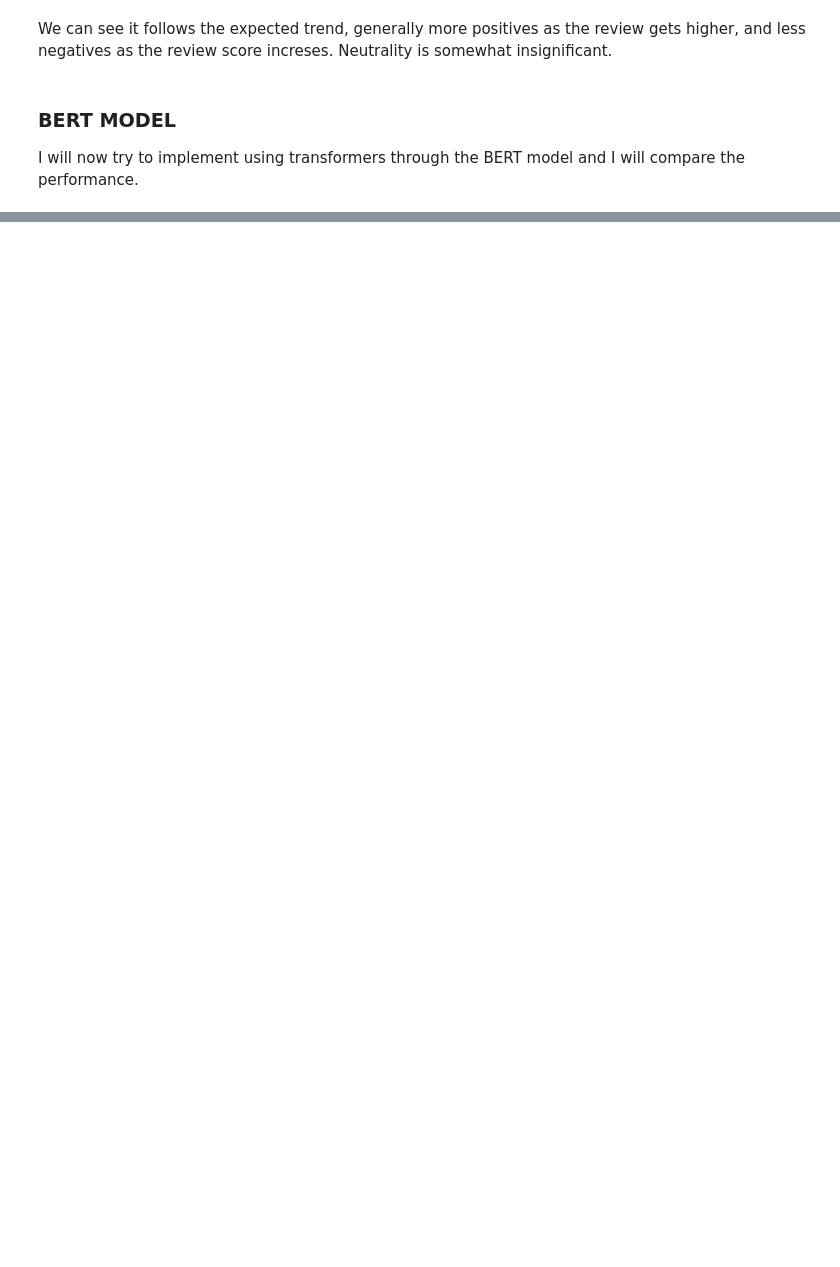
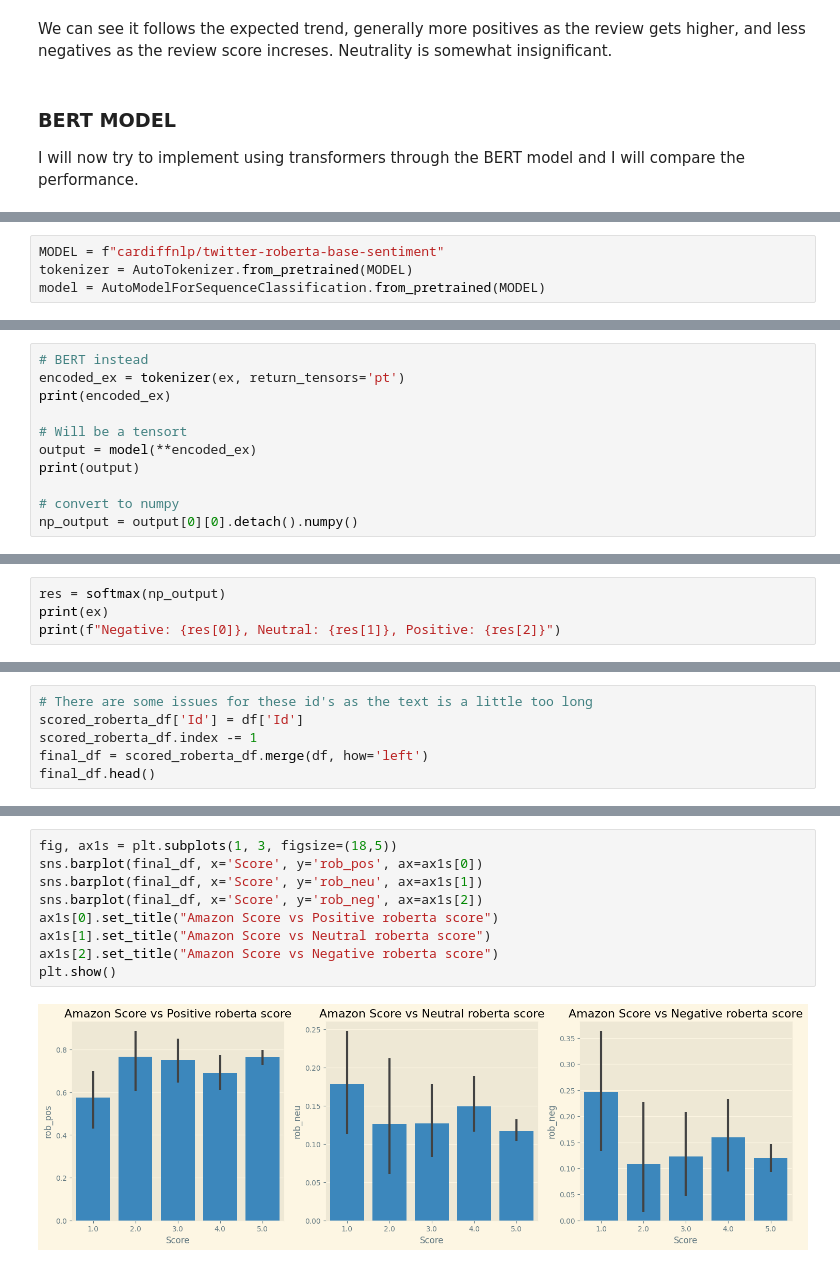
Before and after one commit to thjuels/ML-projs, a Jupyter notebook: sentiment-analysis-int/sentiment-analysis.ipynb, the cells around one changed output, grey strips where cells are left out. Cells and saved outputs as stored; diff of their text form; blank space fills up the shorter version.

Commit message:
finished sentiment analysis

```diff
--- a/sentiment-analysis-int/sentiment-analysis.ipynb
+++ b/sentiment-analysis-int/sentiment-analysis.ipynb
@@ -212,0 +218,4 @@ I will now try to implement using transformers through the BERT model and I will
+# %%
+MODEL = f"cardiffnlp/twitter-roberta-base-sentiment"
+tokenizer = AutoTokenizer.from_pretrained(MODEL)
+model = AutoModelForSequenceClassification.from_pretrained(MODEL)
@@ -212,0 +227,11 @@ I will now try to implement using transformers through the BERT model and I will
+# %%
+# BERT instead
+encoded_ex = tokenizer(ex, return_tensors='pt')
+print(encoded_ex)
+
+# Will be a tensort
+output = model(**encoded_ex)
+print(output)
+
+# convert to numpy
+np_output = output[0][0].detach().numpy()
@@ -212,0 +246,4 @@ I will now try to implement using transformers through the BERT model and I will
+# %%
+res = softmax(np_output)
+print(ex)
+print(f"Negative: {res[0]}, Neutral: {res[1]}, Positive: {res[2]}")
@@ -212,0 +300,6 @@ I will now try to implement using transformers through the BERT model and I will
+# %%
+# There are some issues for these id's as the text is a little too long
+scored_roberta_df['Id'] = df['Id']
+scored_roberta_df.index -= 1
+final_df = scored_roberta_df.merge(df, how='left')
+final_df.head()
@@ -212,0 +313,11 @@ I will now try to implement using transformers through the BERT model and I will
+# %%
+fig, ax1s = plt.subplots(1, 3, figsize=(18,5))
+sns.barplot(final_df, x='Score', y='rob_pos', ax=ax1s[0])
+sns.barplot(final_df, x='Score', y='rob_neu', ax=ax1s[1])
+sns.barplot(final_df, x='Score', y='rob_neg', ax=ax1s[2])
+ax1s[0].set_title("Amazon Score vs Positive roberta score")
+ax1s[1].set_title("Amazon Score vs Neutral roberta score")
+ax1s[2].set_title("Amazon Score vs Negative roberta score")
+plt.show()
+# %% [output]
+[figure, added]
```
Also changed, not shown: parts of 32 cells of this notebook.
